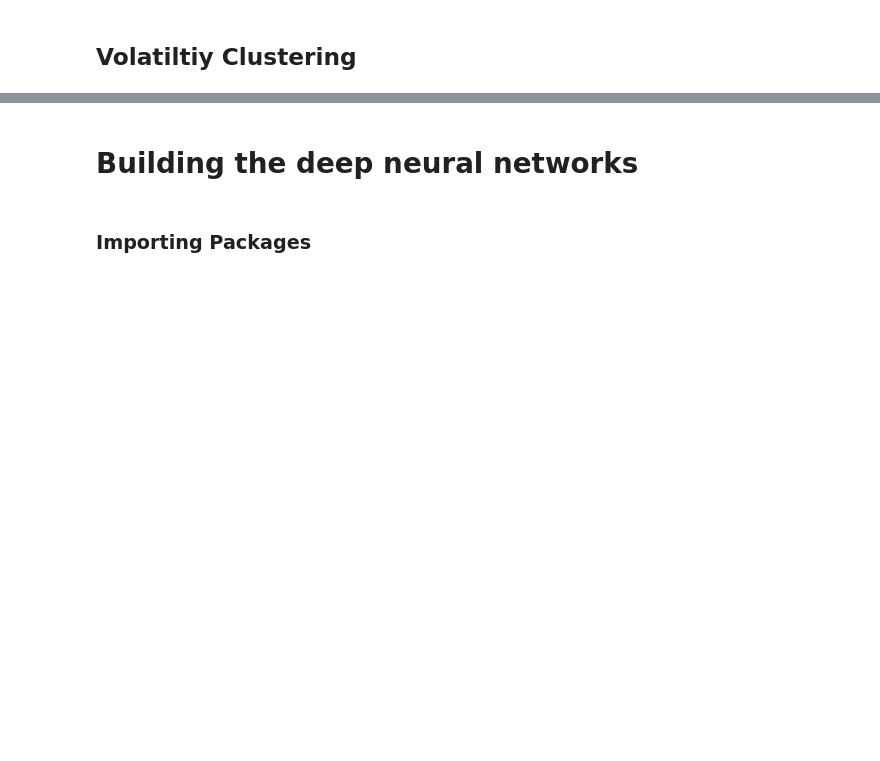
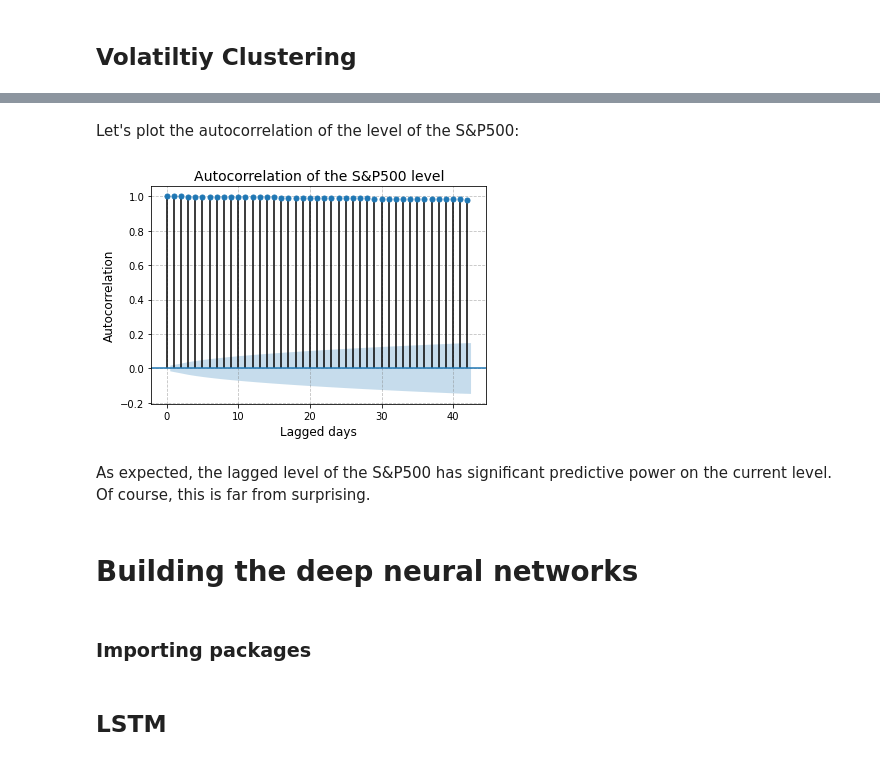
Before and after one commit to 1pierre1/ML-for-Finance, a Jupyter notebook: S&P500Forecasting.ipynb, the cells around one changed output, grey strips where cells are left out. Cells and saved outputs as stored; diff of their text form; code cells hidden in the pictures; blank space fills up the shorter version.

```diff
--- a/S&P500Forecasting.ipynb
+++ b/S&P500Forecasting.ipynb
@@ -91,7 +122,21 @@ We can clearly see volatility clustering in times of financial distress (global
+# %% [markdown]
+Let's plot the autocorrelation of the level of the S&P500:
+# %%
+plot_acf(df['spindx'])
+plt.title('Autocorrelation of the S&P500 level', fontsize = 14)
+plt.ylabel('Autocorrelation', fontsize = 12)
+plt.yticks(fontsize = 10)
+plt.xlabel('Lagged days', fontsize = 12)
+plt.xticks(fontsize = 10)
+plt.grid(color = 'grey', alpha = 0.5, linestyle = '--')
+# %% [output]
+[figure, added]
+# %% [markdown]
+As expected, the lagged level of the S&P500 has significant predictive power on the current level. Of course, this is far from surprising.
 # %% [markdown]
 # Building the deep neural networks
 # %% [markdown]
-### Importing Packages
+### Importing packages
 # %%
 import tensorflow
 from tensorflow.keras.callbacks import CSVLogger
@@ -99,3 +144,5 @@ from tensorflow.keras.models import Sequential
 from tensorflow.keras.layers import Dense, LSTM, Dropout
 from tensorflow.keras.optimizers import Adam
 import numpy as np
+# %% [markdown]
+## LSTM
```
Also changed, not shown: parts of 57 cells of this notebook.
